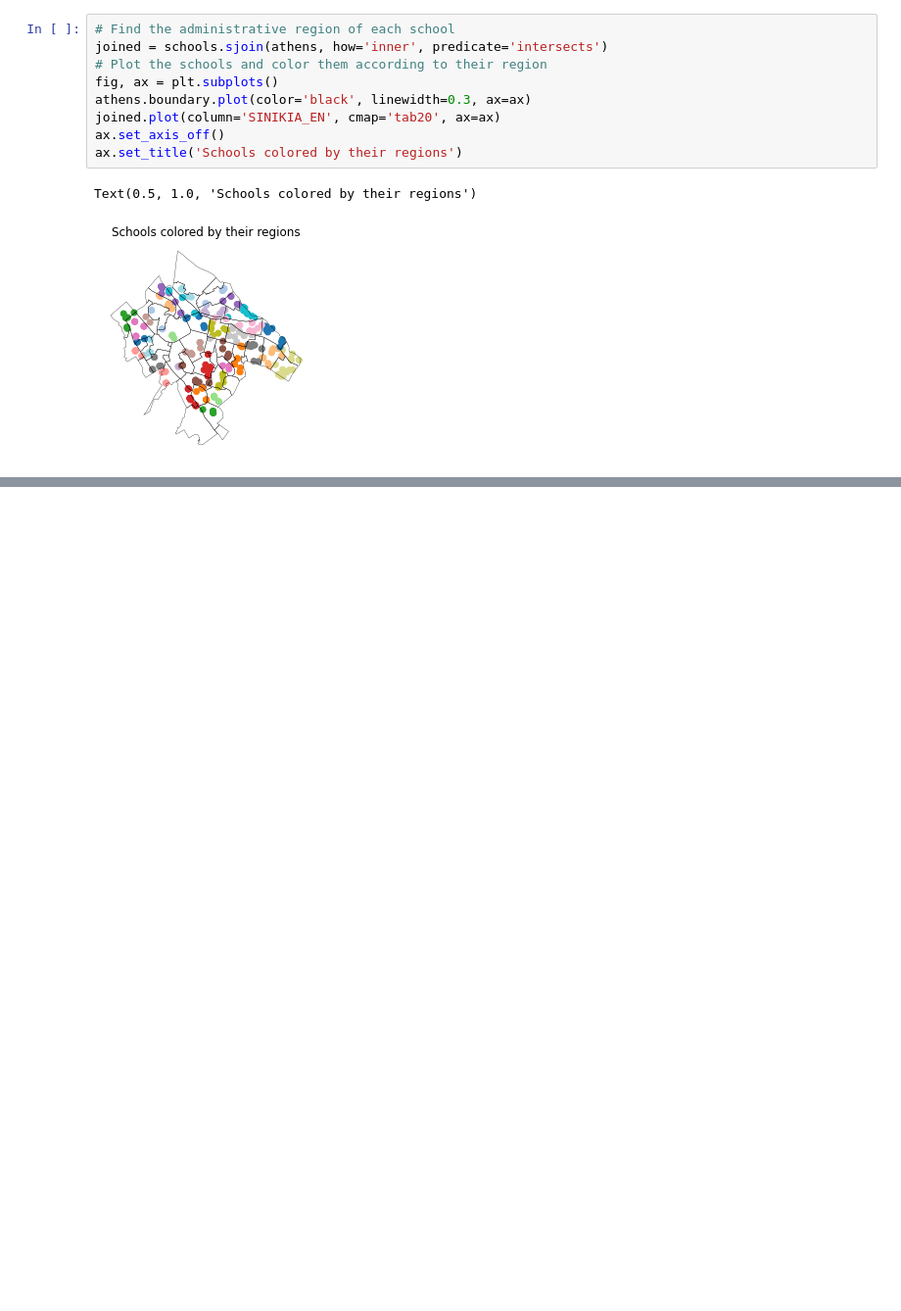
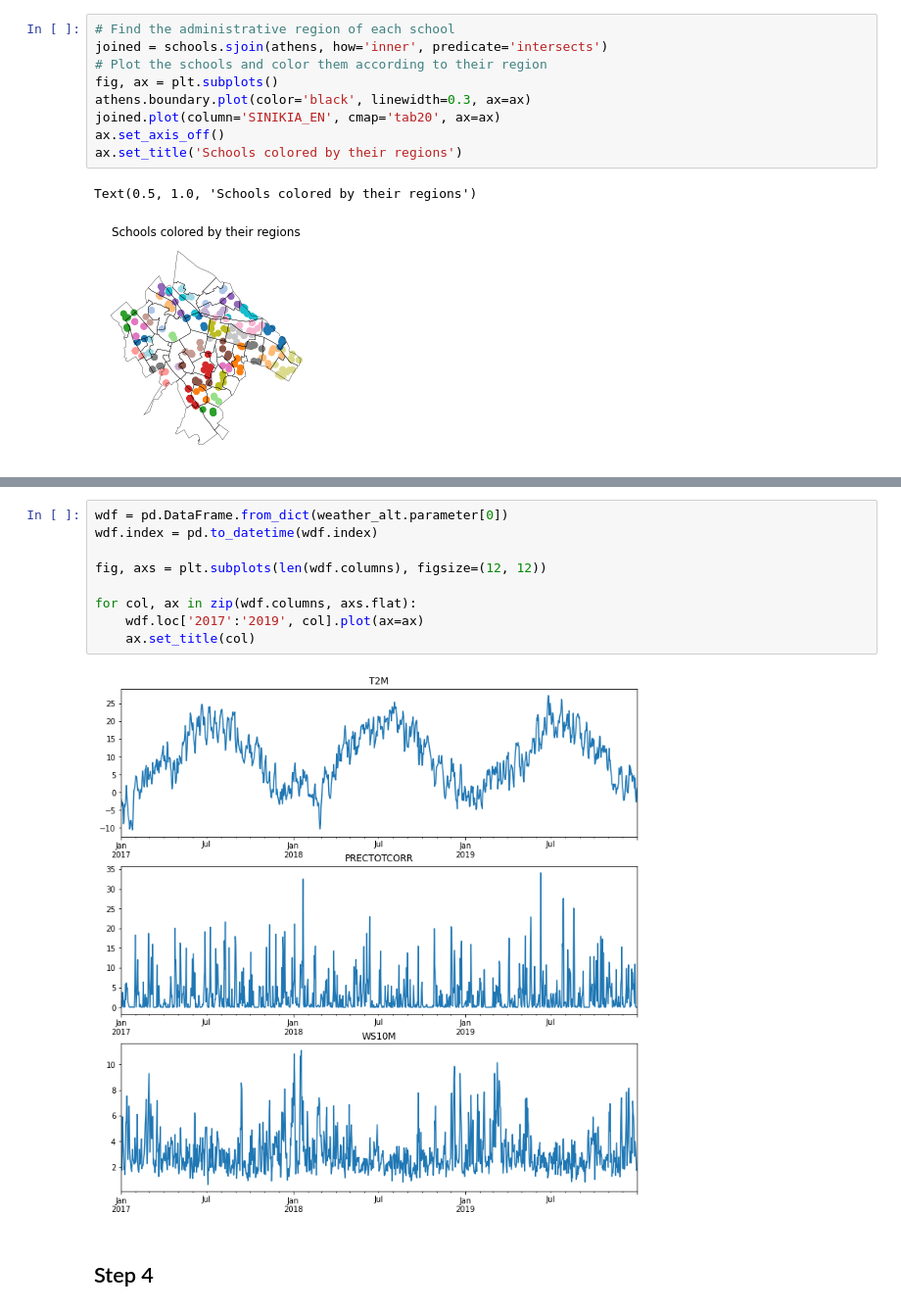
Before and after one commit to k-papadakis/geospatial-labs, a Jupyter notebook: lab2/main.ipynb, the cells around one changed output, grey strips where cells are left out. Shown at 98% size. Drawn from its saved outputs; the diff is of its cells as text; blank space fills up the shorter version.

Commit message:
Switching to Step 4

```diff
--- a/lab2/main.ipynb
+++ b/lab2/main.ipynb
@@ -230,0 +280,13 @@ Text(0.5, 1.0, 'Schools colored by their regions')
+# %%
+wdf = pd.DataFrame.from_dict(weather_alt.parameter[0])
+wdf.index = pd.to_datetime(wdf.index)
+
+fig, axs = plt.subplots(len(wdf.columns), figsize=(12, 12))
+
+for col, ax in zip(wdf.columns, axs.flat):
+    wdf.loc['2017':'2019', col].plot(ax=ax)
+    ax.set_title(col)
+# %% [output]
+[figure, added]
+# %% [markdown]
+## Step 4
```
Also changed, not shown: parts of 11 cells of this notebook, 10 other files.
